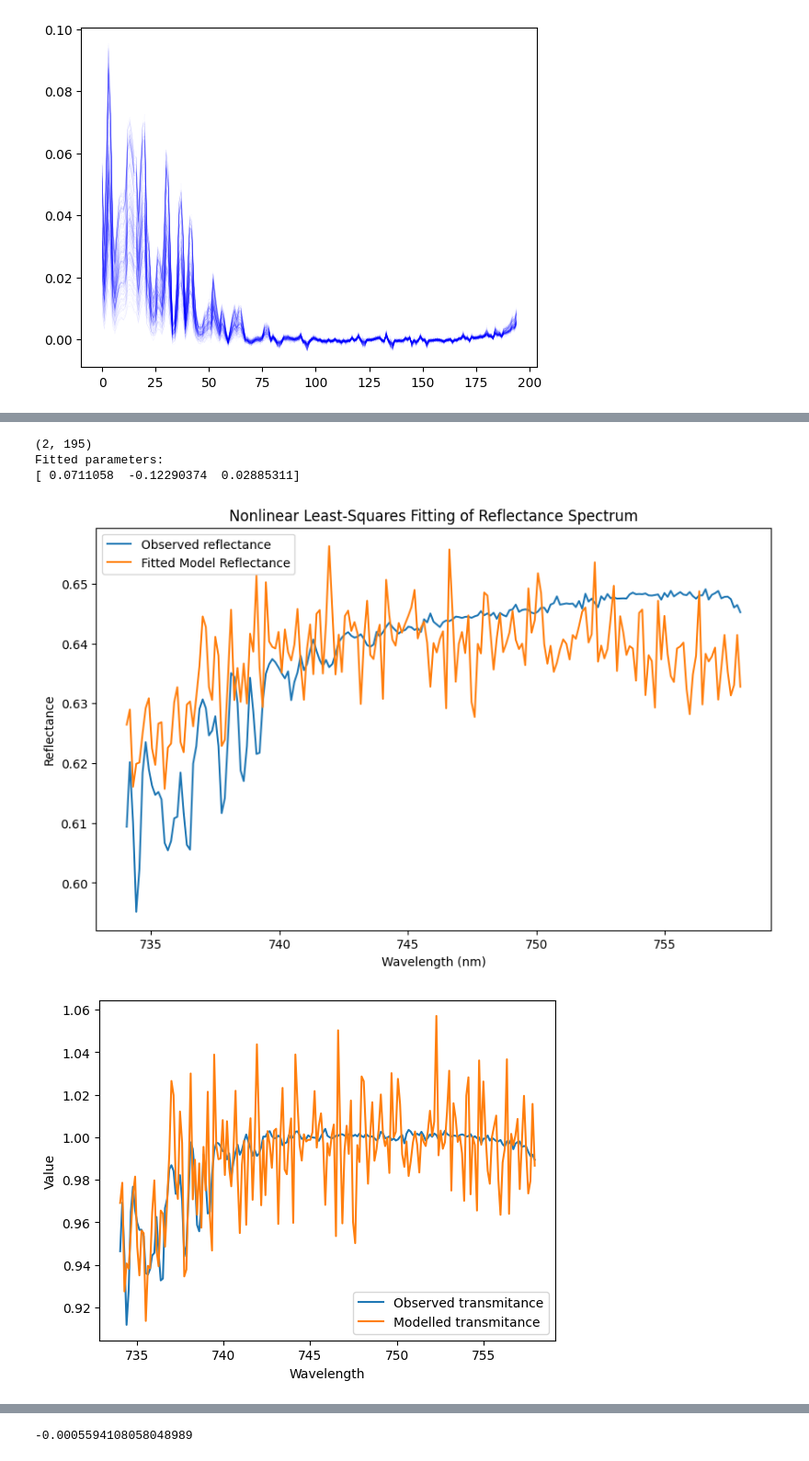
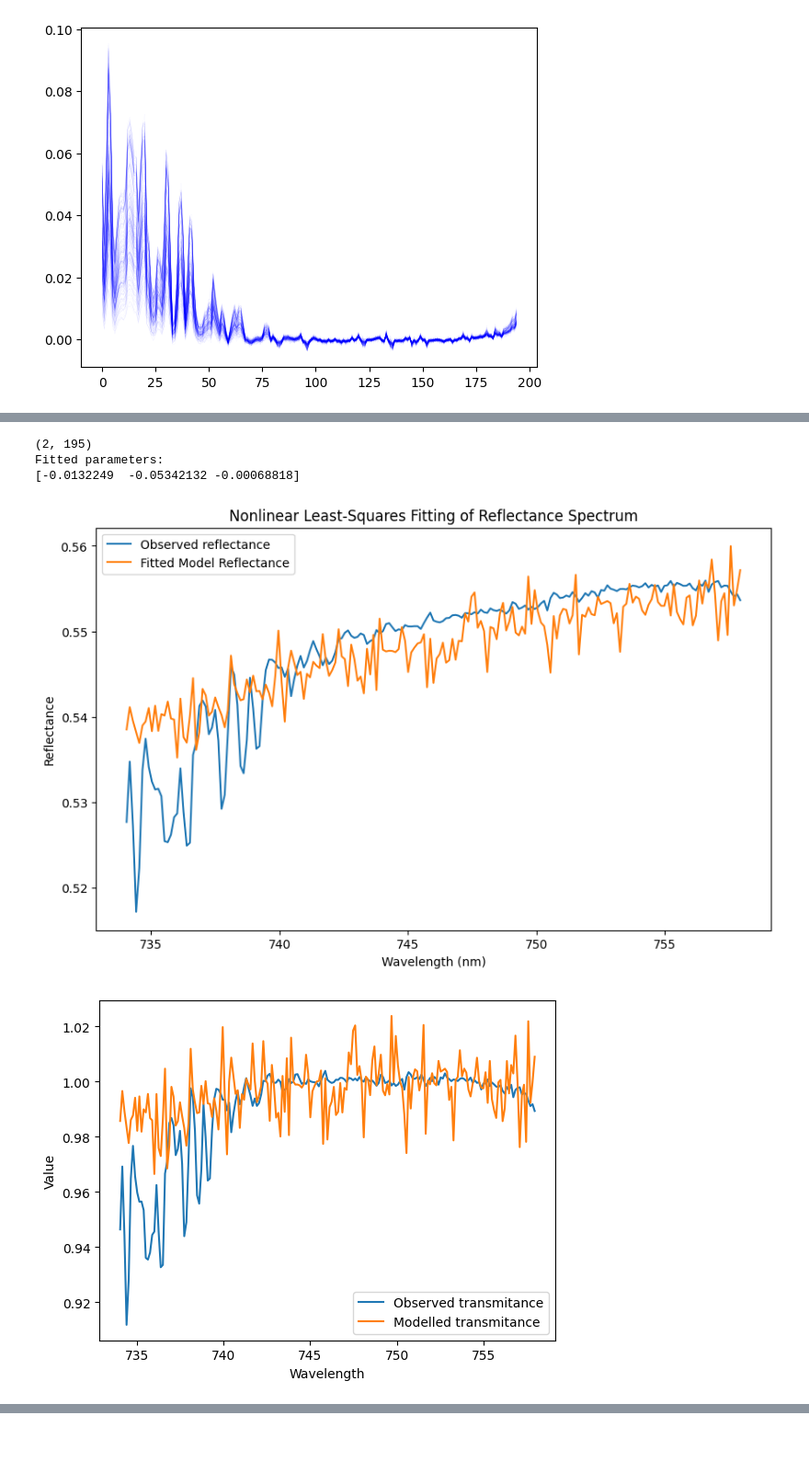
Before and after one commit to raviolihui/SIFretrieval, a Jupyter notebook: AE_Analysis.ipynb, the cells around one changed output, grey strips where cells are left out. Shown at 92% size. Saved outputs shown, nothing was run; the diff lists cells and outputs as text; code cells hidden in the pictures.

```diff
--- a/AE_Analysis.ipynb
+++ b/AE_Analysis.ipynb
@@ -188,33 +200,26 @@ def convert_irradiance(irradiance_mol, wavelength_nm):
 
 solspec = convert_irradiance(irradiance_vector, wl[ind])
 # %%
-reflectance_observed = africa.variables['Reflectance'][0, 100, 224, 276:471].data
+reflectance_observed = africa.variables['Reflectance'][0, scanline_nocloud[100], 224, 276:471].data
 f_matrix = components
 print(f_matrix.shape)
 n = len(f_matrix)
 pixel_index = 100
 def reflectance_model(lam, *params):
 
-    # Unpack parameters
     b = np.array(params[0:n])
     c = params[n]
 
-    # Compute the weighted sum over the principal component spectral functions:
-    attenuation = np.dot(b, f_matrix)  # f_matrix shape: (10, n_wavelengths) or (n_components, n_wavelengths)
+    attenuation = np.dot(b, f_matrix)
 
-    # Baseline reflectance term:
     baseline = surf_albedo[pixel_index] * np.exp(-attenuation)
 
-    # Gaussian term for the fluorescence component:
     gaussian = np.exp(-0.5 * ((lam - 737) / 34) ** 2)
 
-    # Geometric factor for the fluorescence attenuation:
     geom_factor = (1 / mu_matrix[pixel_index]) / ((1 / mu_matrix[pixel_index]) + (1 / mu_0_matrix[pixel_index]))
 
-    # Fluorescence (SIF) term:
     fluorescence = (np.pi * c * gaussian /( mu_0_matrix[pixel_index] * solspec)) * np.exp(-attenuation * geom_factor)
 
-    # Total modeled reflectance:
     return baseline + fluorescence
 
 # Initial guess: 10 PCA coefficients and 1 fluorescence scaling parameter
@@ -238,77 +243,34 @@ plt.title("Nonlinear Least-Squares Fitting of Reflectance Spectrum")
 plt.savefig("LM-fitting")
 plt.legend()
 plt.show()
 
 #Plot transmittance observed and modelled
 transmitance_tropomi = np.exp(-(np.reciprocal(mu_matrix) + np.reciprocal(mu_0_matrix))*tau)[100]
 # Extract the fitted PCA coefficients (b0 to b9)
 b_fit = np.array(popt[0:n])
 # Compute the attenuation: dot product of b_fit with f_matrix (each column of f_matrix corresponds to a wavelength)
 attenuation_fit = np.dot(b_fit, f_matrix)  # shape: (number of wavelengths,)
 
 transmitance_modelled = np.exp(-(np.reciprocal(mu_matrix[100]) + np.reciprocal(mu_0_matrix[100]))*attenuation_fit)
 plt.plot(wl[ind],transmitance_tropomi , label="Observed transmitance")
 plt.plot(wl[ind], transmitance_modelled, label="Modelled transmitance")
 plt.xlabel('Wavelength')
 plt.ylabel('Value')
 plt.legend(loc="best")
 plt.show()
 # Pre-compute the Gaussian (same for every pixel if center and width are fixed)
 gaussian_full = np.exp(-0.5 * ((wl[ind] - 737) / 34) ** 2)
-
-# Prepare an array to store the fitted c_gaussian for each pixel.
-# We'll store the full vector for each pixel in a list.
-c_gaussian_list = []
-fitted_c_list = []   # Optionally store just the fitted c value for each pixel
-
-# Loop over each pixel index in your scanline (assuming scanline_nocloud is an array of pixel indices)
-for pixel_index, i in enumerate(scanline_nocloud):
-    # Extract the reflectance spectrum for this pixel. Adjust indices as necessary.
-    # Here we assume the reflectance array has dimensions [time, scanline, row, column]
-    # and that 'pixel_index' indexes the spatial dimension you wish to loop over.
-    reflectance_observed = africa.variables['Reflectance'][0, i, 224, 276:471].data
-
-    try:
-        # Fit the model to the observed reflectance
-        popt, pcov = curve_fit(reflectance_model, wl[ind], reflectance_observed, p0=p0, maxfev=10000)
-
-        # Extract the fitted parameter c (index 10)
-        fitted_c = popt[n]
-        fitted_c_list.append(fitted_c)
-
-        # Compute c * gaussian for the current pixel over the wavelength range
-        c_gaussian = fitted_c * gaussian_full
-
-        # Append the computed vector to the list
-        c_gaussian_list.append(c_gaussian)
-
-    except Exception as e:
-        print(f"Fit failed for pixel {pixel_index}: {e}")
-        # Append NaN array to preserve index if needed
-        c_gaussian_list.append(np.full_like(gaussian_full, np.nan))
-        fitted_c_list.append(np.nan)
-
 # For demonstration, let's plot the c*Gaussian curve for the first pixel in the scanline.
 plt.figure(figsize=(10, 6))
-plt.plot(wl[ind], c_gaussian_list[100], label=f"Pixel {scanline_nocloud[0]}: c*Gaussian", color='red')
+plt.plot(wl[ind], popt[-1]*gaussian_full, label=f"Pixel {scanline_nocloud[0]}: c*Gaussian", color='red')
 plt.xlabel("Wavelength (nm)")
 plt.ylabel("Amplitude")
 plt.title("Fitted c*Gaussian for the First Pixel")
 plt.legend()
 plt.show()
-
-# Optionally, if you want to visualize how the fitted c values vary over the scanline:
-plt.figure(figsize=(10, 6))
-plt.plot(scanline_nocloud, fitted_c_list, 'o-', label="Fitted c values")
-plt.xlabel("Pixel index")
-plt.ylabel("Fitted c")
-plt.title("Variation of Fitted c over Scanline")
-plt.legend()
-plt.show()
-print(fitted_c_list[100])
 # %% [output]
 (2, 195)
 Fitted parameters:
-[ 0.0711058  -0.12290374  0.02885311]
+[-0.0132249  -0.05342132 -0.00068818]
-[figure, old version]
+[figure, new version]
-[figure, old version]
+[figure, new version]
@@ -317 +277,0 @@ Fitted parameters:
--0.0005594108058048989
```
Also changed, not shown: parts of 9 cells of this notebook, 3 other files.
